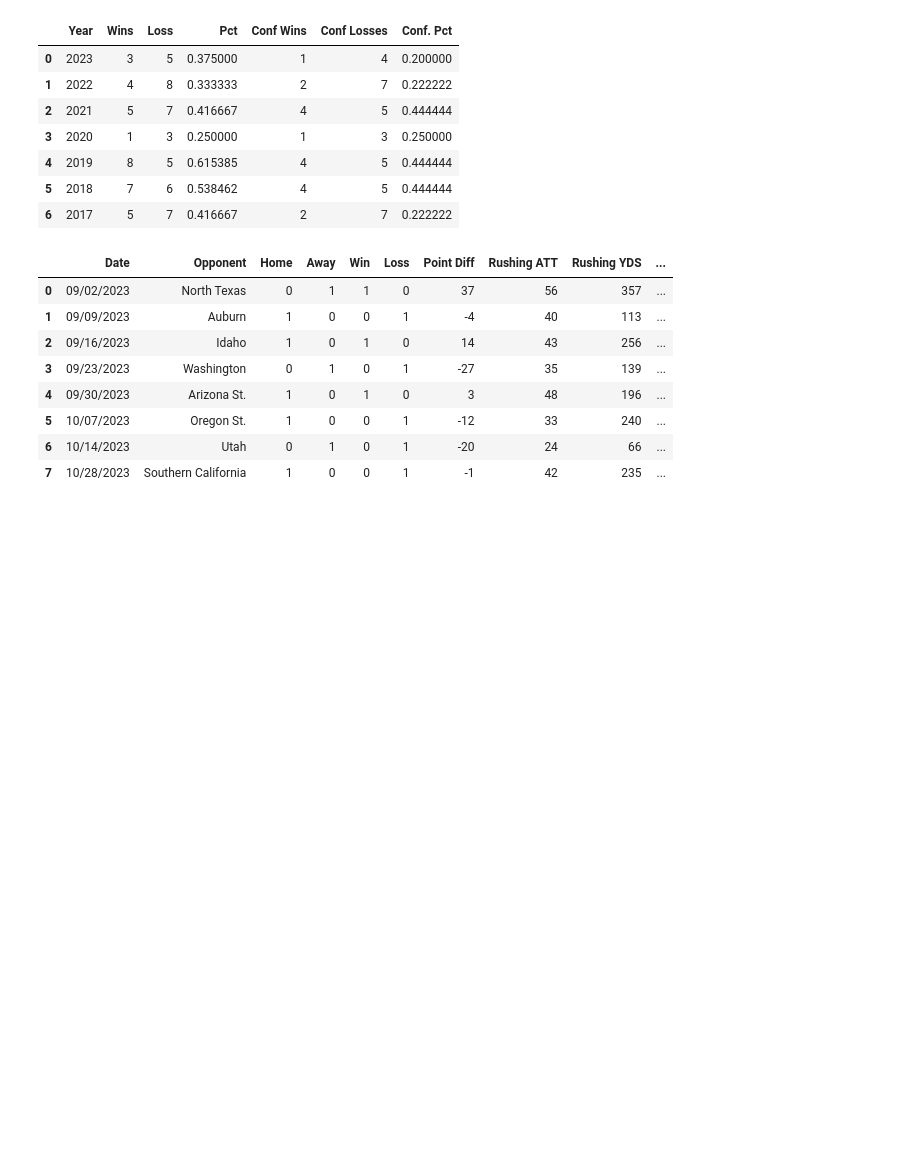
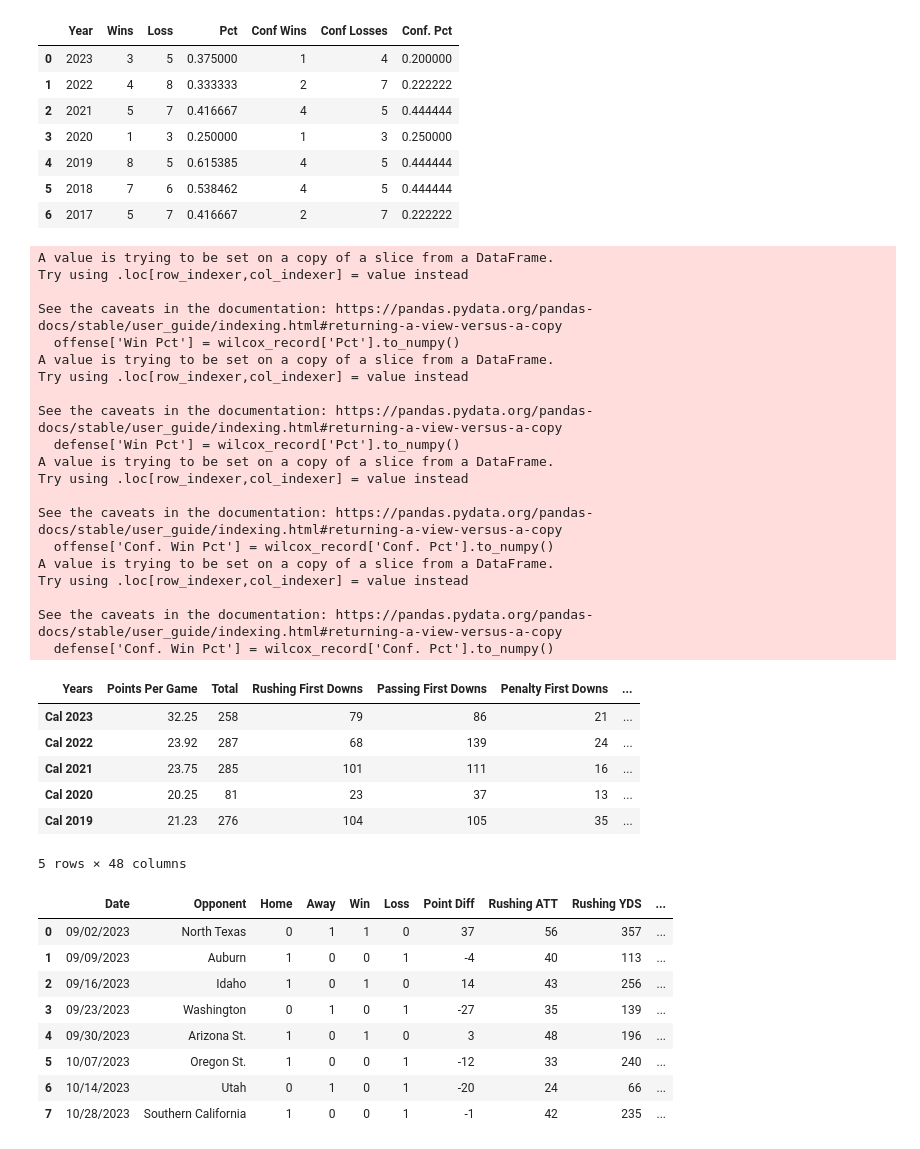
Before and after one commit to alex-d-lee/cal-sports, a Jupyter notebook: cal_sports_project.ipynb, the cells around one changed output. Drawn from its saved outputs; the diff is of its cells as text; code cells hidden in the pictures; blank space fills up the shorter version.

```diff
--- a/cal_sports_project.ipynb
+++ b/cal_sports_project.ipynb
@@ -41,6 +58,41 @@ wilcox_record
 | 4 | 2019 | 8 | 5 | 0.615385 | 4 | 5 | 0.444444 |
 | 5 | 2018 | 7 | 6 | 0.538462 | 4 | 5 | 0.444444 |
 | 6 | 2017 | 5 | 7 | 0.416667 | 2 | 7 | 0.222222 |
+# %%
+# Adding win percentage data to offense and defense
+offense['Win Pct'] = wilcox_record['Pct'].to_numpy()
+defense['Win Pct'] = wilcox_record['Pct'].to_numpy()
+offense['Conf. Win Pct'] = wilcox_record['Conf. Pct'].to_numpy()
+defense['Conf. Win Pct'] = wilcox_record['Conf. Pct'].to_numpy()
+offense.head()
+# %% [output]
+A value is trying to be set on a copy of a slice from a DataFrame.
+Try using .loc[row_indexer,col_indexer] = value instead
+
+See the caveats in the documentation: https://pandas.pydata.org/pandas-docs/stable/user_guide/indexing.html#returning-a-view-versus-a-copy
+  offense['Win Pct'] = wilcox_record['Pct'].to_numpy()
+A value is trying to be set on a copy of a slice from a DataFrame.
+Try using .loc[row_indexer,col_indexer] = value instead
+
+See the caveats in the documentation: https://pandas.pydata.org/pandas-docs/stable/user_guide/indexing.html#returning-a-view-versus-a-copy
+  defense['Win Pct'] = wilcox_record['Pct'].to_numpy()
+A value is trying to be set on a copy of a slice from a DataFrame.
+Try using .loc[row_indexer,col_indexer] = value instead
+
+See the caveats in the documentation: https://pandas.pydata.org/pandas-docs/stable/user_guide/indexing.html#returning-a-view-versus-a-copy
+  offense['Conf. Win Pct'] = wilcox_record['Conf. Pct'].to_numpy()
+A value is trying to be set on a copy of a slice from a DataFrame.
+Try using .loc[row_indexer,col_indexer] = value instead
+
+See the caveats in the documentation: https://pandas.pydata.org/pandas-docs/stable/user_guide/indexing.html#returning-a-view-versus-a-copy
+  defense['Conf. Win Pct'] = wilcox_record['Conf. Pct'].to_numpy()
+| Years | Points Per Game | Total | Rushing First Downs | Passing First Downs | Penalty First Downs | ... |
+| Cal 2023 | 32.25 | 258 | 79 | 86 | 21 | ... |
+| Cal 2022 | 23.92 | 287 | 68 | 139 | 24 | ... |
+| Cal 2021 | 23.75 | 285 | 101 | 111 | 16 | ... |
+| Cal 2020 | 20.25 | 81 | 23 | 37 | 13 | ... |
+| Cal 2019 | 21.23 | 276 | 104 | 105 | 35 | ... |
+5 rows × 48 columns
 # %%
 game_stats_2023_partial = pd.read_csv("datasets/game_stats_partial.csv")
 game_stats_2023_partial
```
Also changed, not shown: parts of 6 cells of this notebook, 3 other files.
